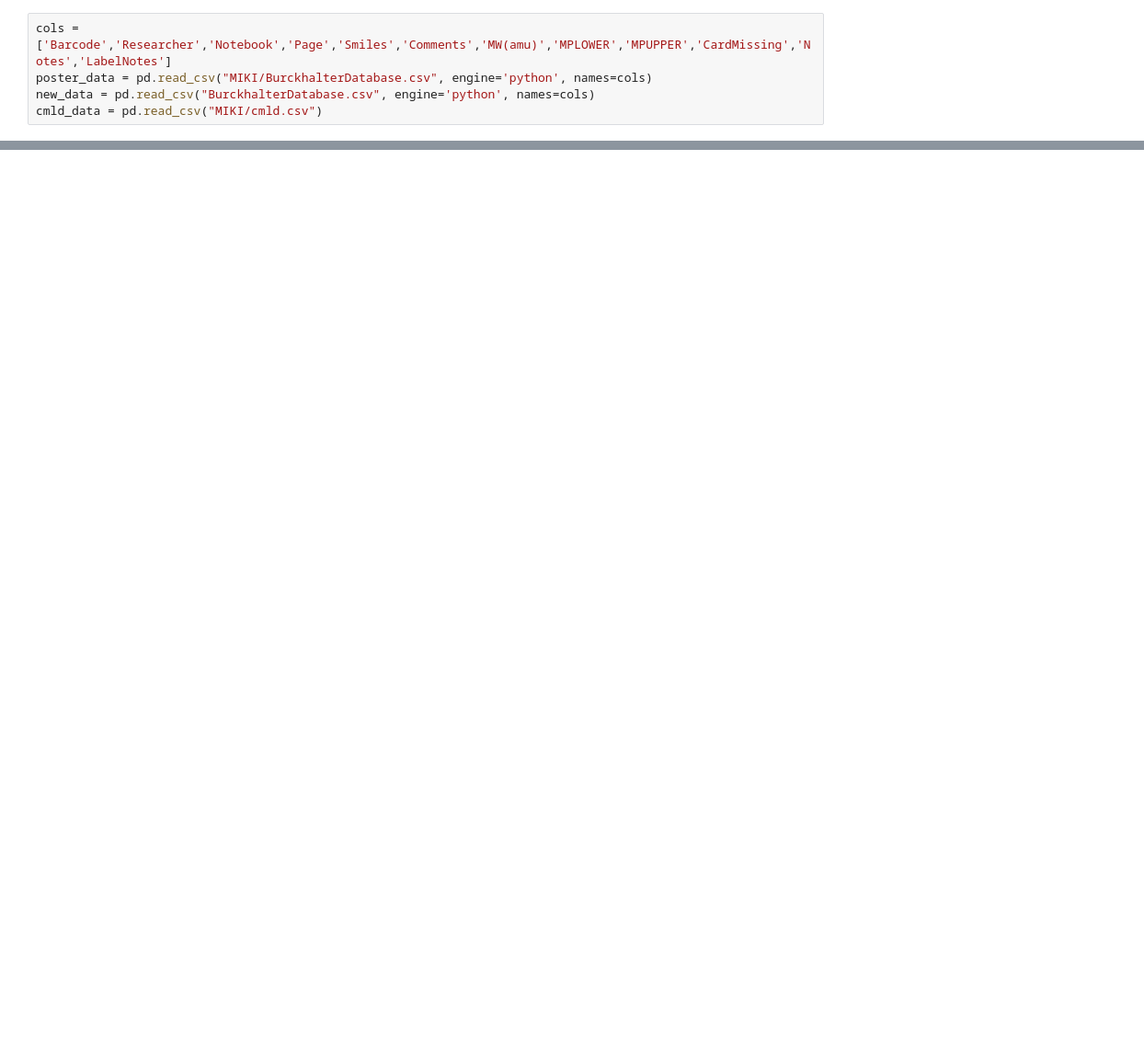
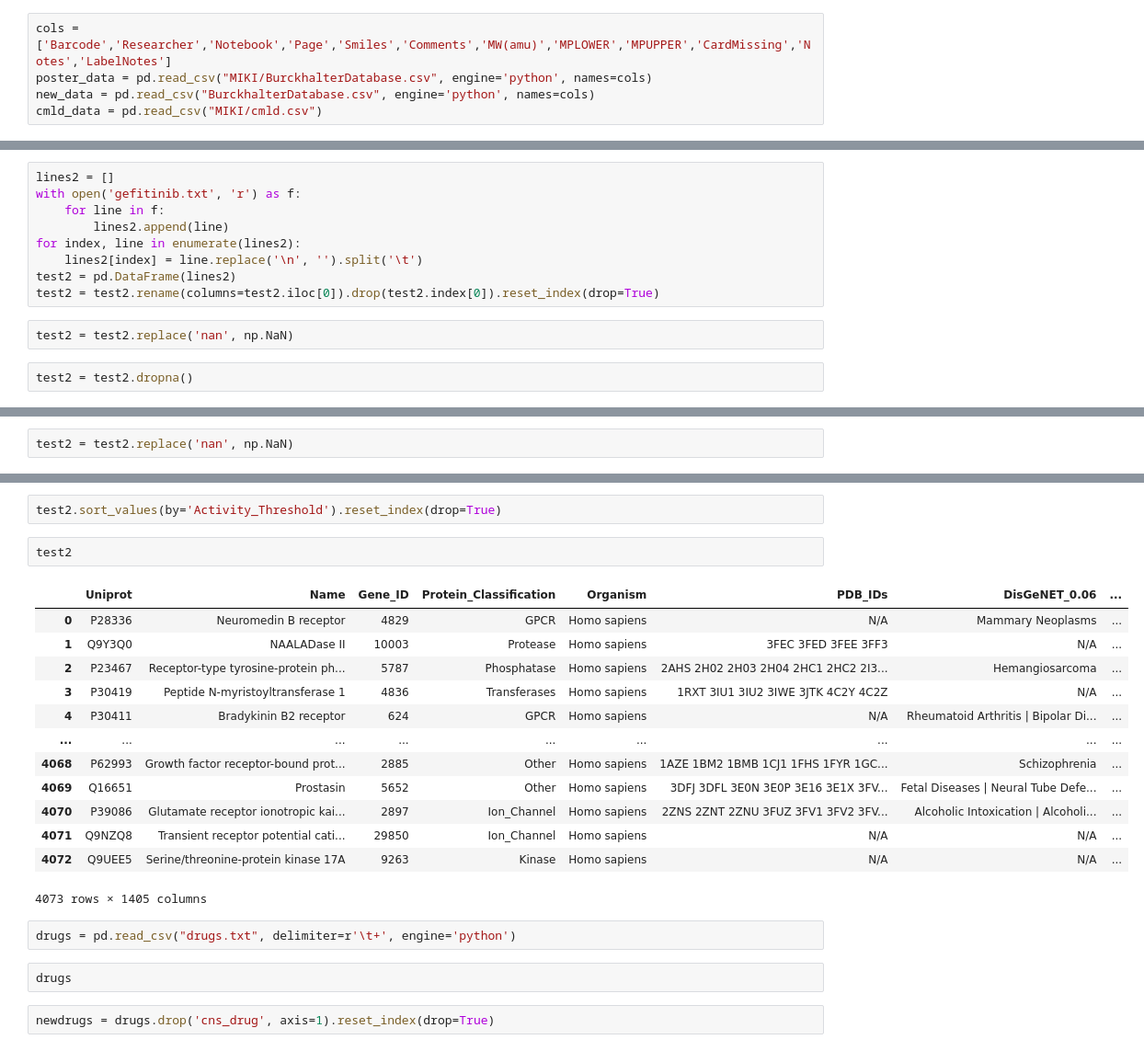
Before and after one commit to boskovicgroup/ccaptp, a Jupyter notebook: analysis.ipynb, the cells around one changed output, grey strips where cells are left out. Shown: that part at 92% size. Saved outputs shown, nothing was run; the diff lists cells and outputs as text; blank space fills up the shorter version.

```diff
--- a/analysis.ipynb
+++ b/analysis.ipynb
@@ -293,0 +612,13 @@ test.rename(columns=test.iloc[0]).drop(test.index[0])
+# %%
+lines2 = []
+with open('gefitinib.txt', 'r') as f:
+    for line in f:
+        lines2.append(line)
+for index, line in enumerate(lines2):
+    lines2[index] = line.replace('\n', '').split('\t')
+test2 = pd.DataFrame(lines2)
+test2 = test2.rename(columns=test2.iloc[0]).drop(test2.index[0]).reset_index(drop=True)
+# %%
+test2 = test2.replace('nan', np.NaN)
+# %%
+test2 = test2.dropna()
@@ -293,0 +657,2 @@ test.rename(columns=test.iloc[0]).drop(test.index[0])
+# %%
+test2 = test2.replace('nan', np.NaN)
@@ -293,0 +674,24 @@ test.rename(columns=test.iloc[0]).drop(test.index[0])
+# %%
+test2.sort_values(by='Activity_Threshold').reset_index(drop=True)
+# %%
+test2
+# %% [output]
+|  | Uniprot | Name | Gene_ID | Protein_Classification | Organism | PDB_IDs | DisGeNET_0.06 | ... |
+| 0 | P28336 | Neuromedin B receptor | 4829 | GPCR | Homo sapiens | N/A | Mammary Neoplasms | ... |
+| 1 | Q9Y3Q0 | NAALADase II | 10003 | Protease | Homo sapiens | 3FEC 3FED 3FEE 3FF3 | N/A | ... |
+| 2 | P23467 | Receptor-type tyrosine-protein ph... | 5787 | Phosphatase | Homo sapiens | 2AHS 2H02 2H03 2H04 2HC1 2HC2 2I3... | Hemangiosarcoma | ... |
+| 3 | P30419 | Peptide N-myristoyltransferase 1 | 4836 | Transferases | Homo sapiens | 1RXT 3IU1 3IU2 3IWE 3JTK 4C2Y 4C2Z | N/A | ... |
+| 4 | P30411 | Bradykinin B2 receptor | 624 | GPCR | Homo sapiens | N/A | Rheumatoid Arthritis | Bipolar Di... | ... |
+| ... | ... | ... | ... | ... | ... | ... | ... | ... |
+| 4068 | P62993 | Growth factor receptor-bound prot... | 2885 | Other | Homo sapiens | 1AZE 1BM2 1BMB 1CJ1 1FHS 1FYR 1GC... | Schizophrenia | ... |
+| 4069 | Q16651 | Prostasin | 5652 | Other | Homo sapiens | 3DFJ 3DFL 3E0N 3E0P 3E16 3E1X 3FV... | Fetal Diseases | Neural Tube Defe... | ... |
+| 4070 | P39086 | Glutamate receptor ionotropic kai... | 2897 | Ion_Channel | Homo sapiens | 2ZNS 2ZNT 2ZNU 3FUZ 3FV1 3FV2 3FV... | Alcoholic Intoxication | Alcoholi... | ... |
+| 4071 | Q9NZQ8 | Transient receptor potential cati... | 29850 | Ion_Channel | Homo sapiens | N/A | N/A | ... |
+| 4072 | Q9UEE5 | Serine/threonine-protein kinase 17A | 9263 | Kinase | Homo sapiens | N/A | N/A | ... |
+4073 rows × 1405 columns
+# %%
+drugs = pd.read_csv("drugs.txt", delimiter=r'\t+', engine='python')
+# %%
+drugs
+# %%
+newdrugs = drugs.drop('cns_drug', axis=1).reset_index(drop=True)
```
Also changed, not shown: parts of 45 cells of this notebook, 2 other files.
